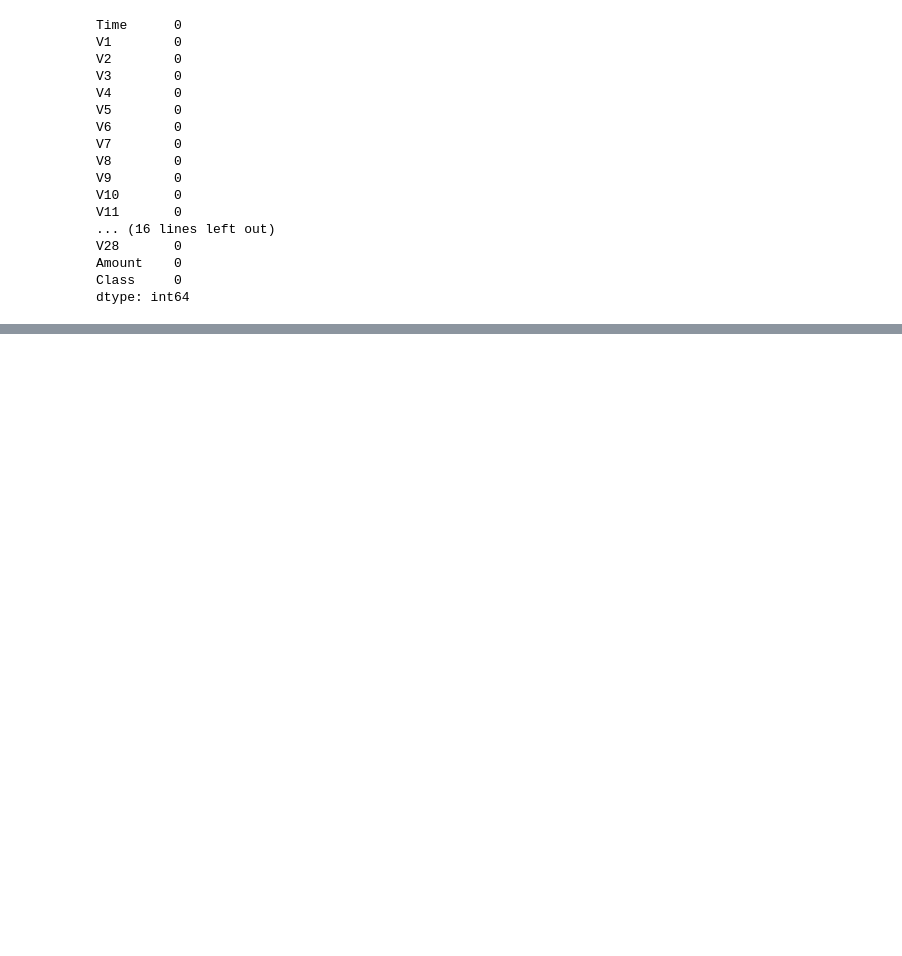
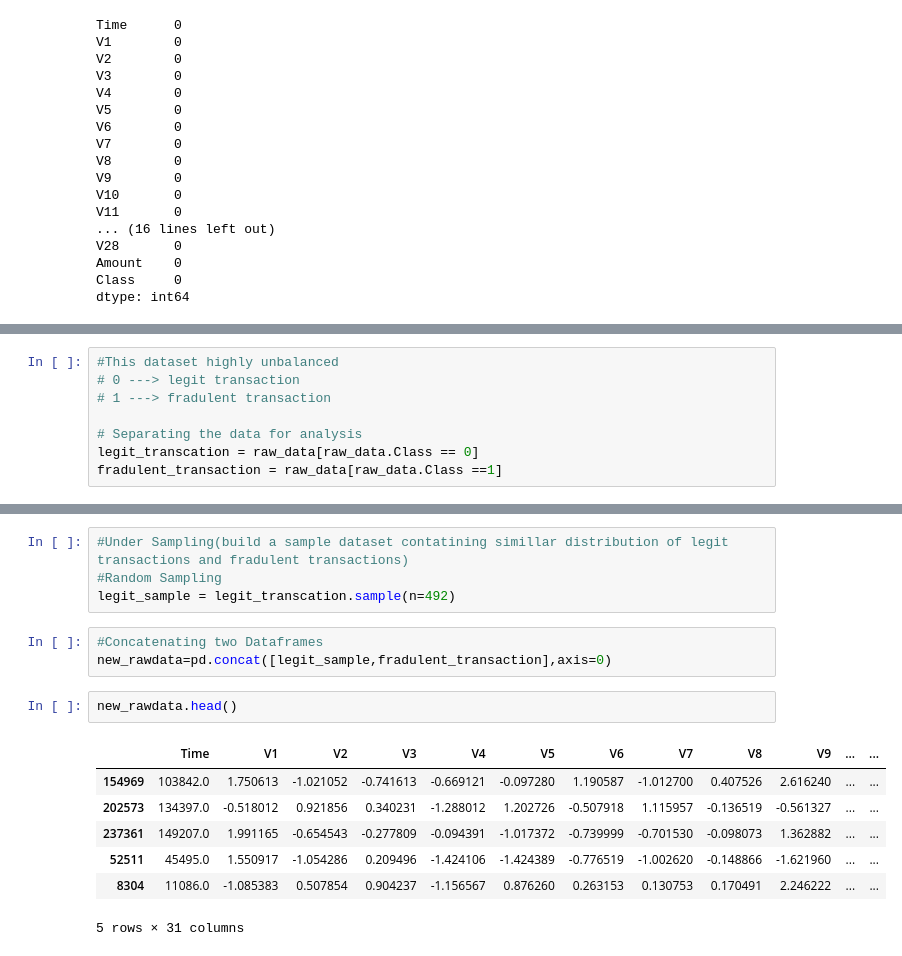
Before and after one commit to Nipulakalanka/ML_Assignment2_IT19239644_IT19174440_IT19185958, a Jupyter notebook: Credit Card Fraud Detection.ipynb, the cells around one changed output, grey strips where cells are left out. Saved outputs shown, nothing was run; the diff lists cells and outputs as text; blank space fills up the shorter version.

Commit message:
Add files via upload
Data Preprocessing last commit

```diff
--- a/Credit Card Fraud Detection.ipynb
+++ b/Credit Card Fraud Detection.ipynb
@@ -132,0 +142,8 @@ plt.show()
+# %%
+#This dataset highly unbalanced
+# 0 ---> legit transaction
+# 1 ---> fradulent transaction
+
+# Separating the data for analysis
+legit_transcation = raw_data[raw_data.Class == 0]
+fradulent_transaction = raw_data[raw_data.Class ==1]
@@ -132,0 +192,17 @@ plt.show()
+# %%
+#Under Sampling(build a sample dataset contatining simillar distribution of legit transactions and fradulent transactions)
+#Random Sampling
+legit_sample = legit_transcation.sample(n=492)
+# %%
+#Concatenating two Dataframes
+new_rawdata=pd.concat([legit_sample,fradulent_transaction],axis=0)
+# %%
+new_rawdata.head()
+# %% [output]
+|  | Time | V1 | V2 | V3 | V4 | V5 | V6 | V7 | V8 | V9 | ... | ... |
+| 154969 | 103842.0 | 1.750613 | -1.021052 | -0.741613 | -0.669121 | -0.097280 | 1.190587 | -1.012700 | 0.407526 | 2.616240 | ... | ... |
+| 202573 | 134397.0 | -0.518012 | 0.921856 | 0.340231 | -1.288012 | 1.202726 | -0.507918 | 1.115957 | -0.136519 | -0.561327 | ... | ... |
+| 237361 | 149207.0 | 1.991165 | -0.654543 | -0.277809 | -0.094391 | -1.017372 | -0.739999 | -0.701530 | -0.098073 | 1.362882 | ... | ... |
+| 52511 | 45495.0 | 1.550917 | -1.054286 | 0.209496 | -1.424106 | -1.424389 | -0.776519 | -1.002620 | -0.148866 | -1.621960 | ... | ... |
+| 8304 | 11086.0 | -1.085383 | 0.507854 | 0.904237 | -1.156567 | 0.876260 | 0.263153 | 0.130753 | 0.170491 | 2.246222 | ... | ... |
+5 rows × 31 columns
```
Also changed, not shown: parts of 20 cells of this notebook.
